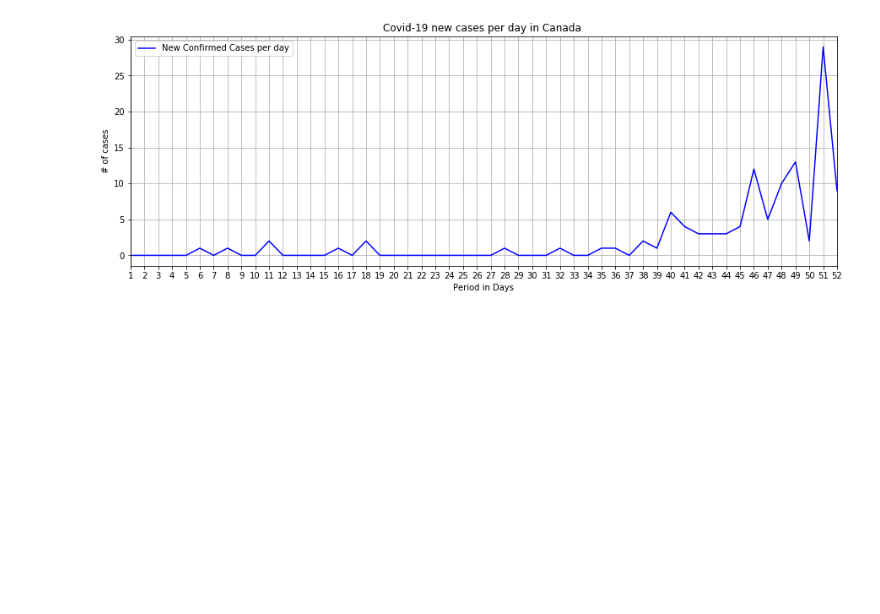
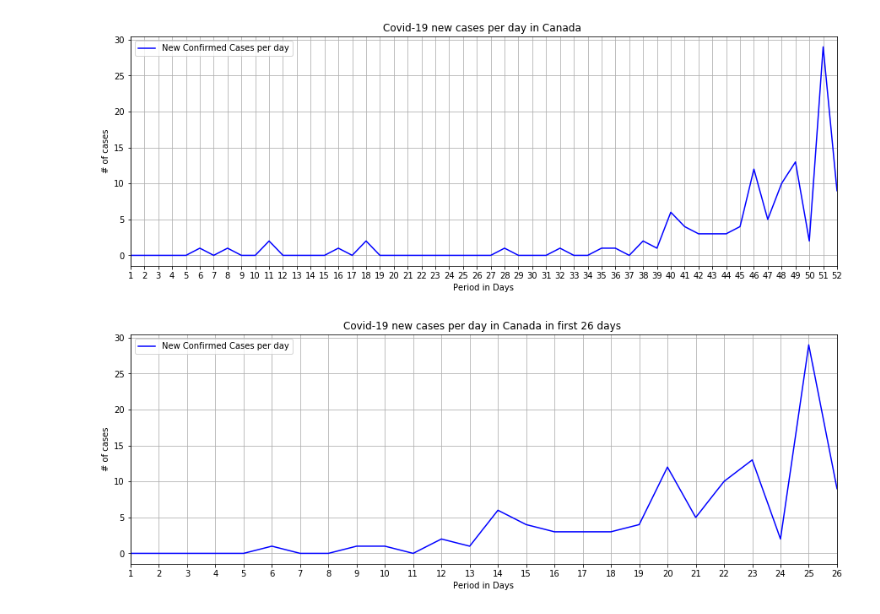
Before and after one commit to davesiddharth/Covid-19-US-Canada-Case-Prediction, a Jupyter notebook: COVID-19_dataset/Data_cleaning_China_US_Canada.ipynb, the cells around one changed output. Cells and saved outputs as stored; diff of their text form; code cells hidden in the pictures; blank space fills up the shorter version.

```diff
--- a/COVID-19_dataset/Data_cleaning_China_US_Canada.ipynb
+++ b/COVID-19_dataset/Data_cleaning_China_US_Canada.ipynb
@@ -555,3 +631,41 @@ plt.xticks(tick_locations_canada)
 plt.show()
 # %% [output]
 [figure]
+# %%
+day_canada = np.arange(27, 52)
+new_cases_perday_canada = [0]
+diff_confirmed_cases_canada = canada_df.loc[0,"#Cummulative Confirmed Cases"]
+
+
+for new_cases in day_canada:
+
+    new_cases_perday_canada.append(diff_confirmed_cases_canada)
+    diff_confirmed_cases_canada = canada_df.loc[new_cases,"#Cummulative Confirmed Cases"] - canada_df.loc[new_cases-1,"#Cummulative Confirmed Cases"]
+
+#len(new_cases_perday_canada)
+
+model_canada_df=pd.DataFrame({"Dates":canada_df.iloc[26:52,0].index.tolist(),
+                             "New cases per day":new_cases_perday_canada
+                            })
+#model_canada_df
+
+plt.figure(figsize=(15,5))
+x_axis = np.arange(1, len(model_canada_df)+1)
+tick_locations_canada = []
+for x in x_axis:
+    tick_locations_canada.append(x)
+
+plt.title("Covid-19 new cases per day in Canada in first 26 days ")
+plt.xlabel("Period in Days")
+plt.ylabel("# of cases")
+plt.grid()
+plt.xlim(1,26)
+
+model_cases_perday_canada, = plt.plot(x_axis, model_canada_df.loc[:,'New cases per day'], color="blue", label="New Confirmed Cases per day")
+
+plt.legend(handles=[model_cases_perday_canada], loc="upper left")
+plt.xticks(tick_locations_canada)
+
+plt.show()
+# %% [output]
+[figure, added]
```
Also changed, not shown: parts of 41 cells of this notebook.
